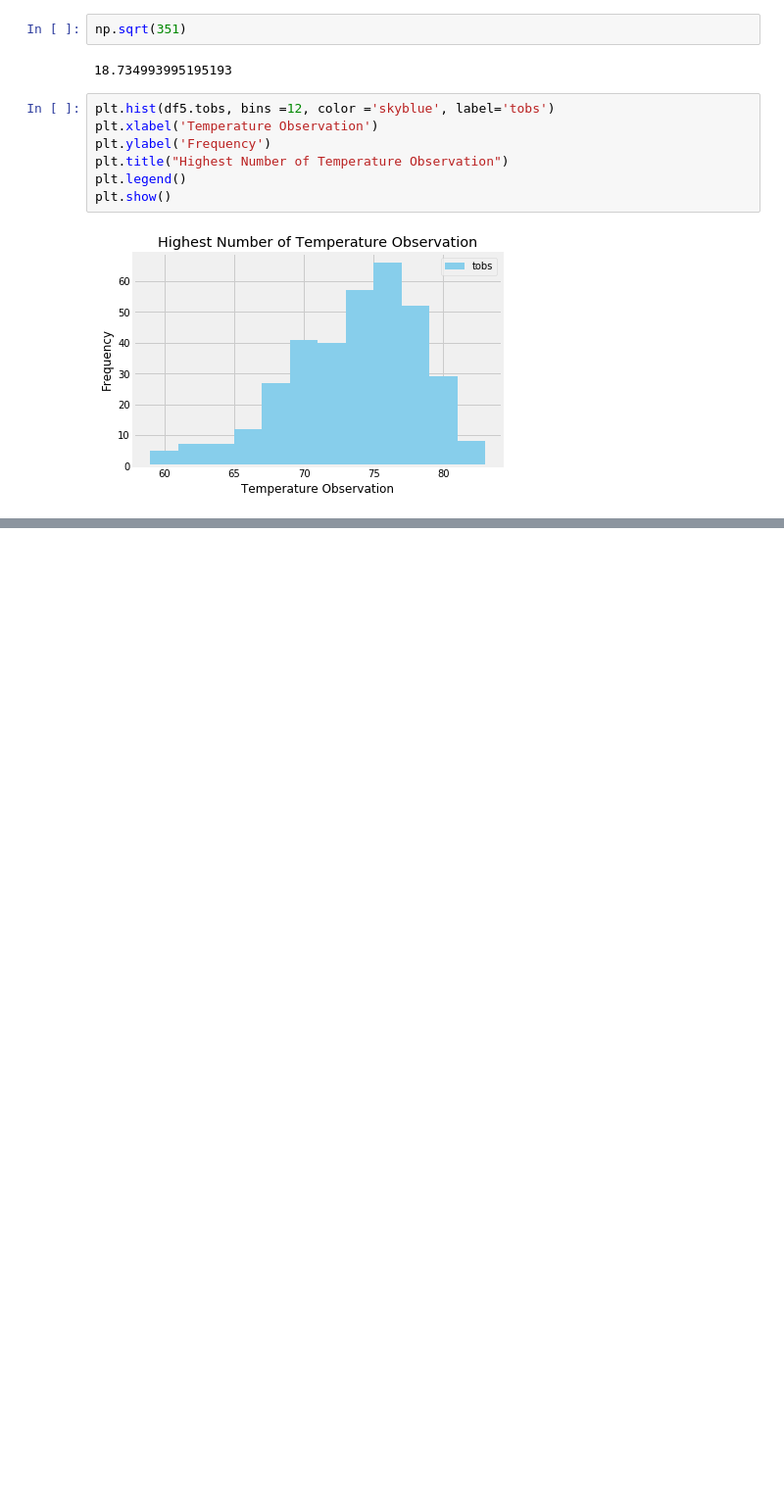
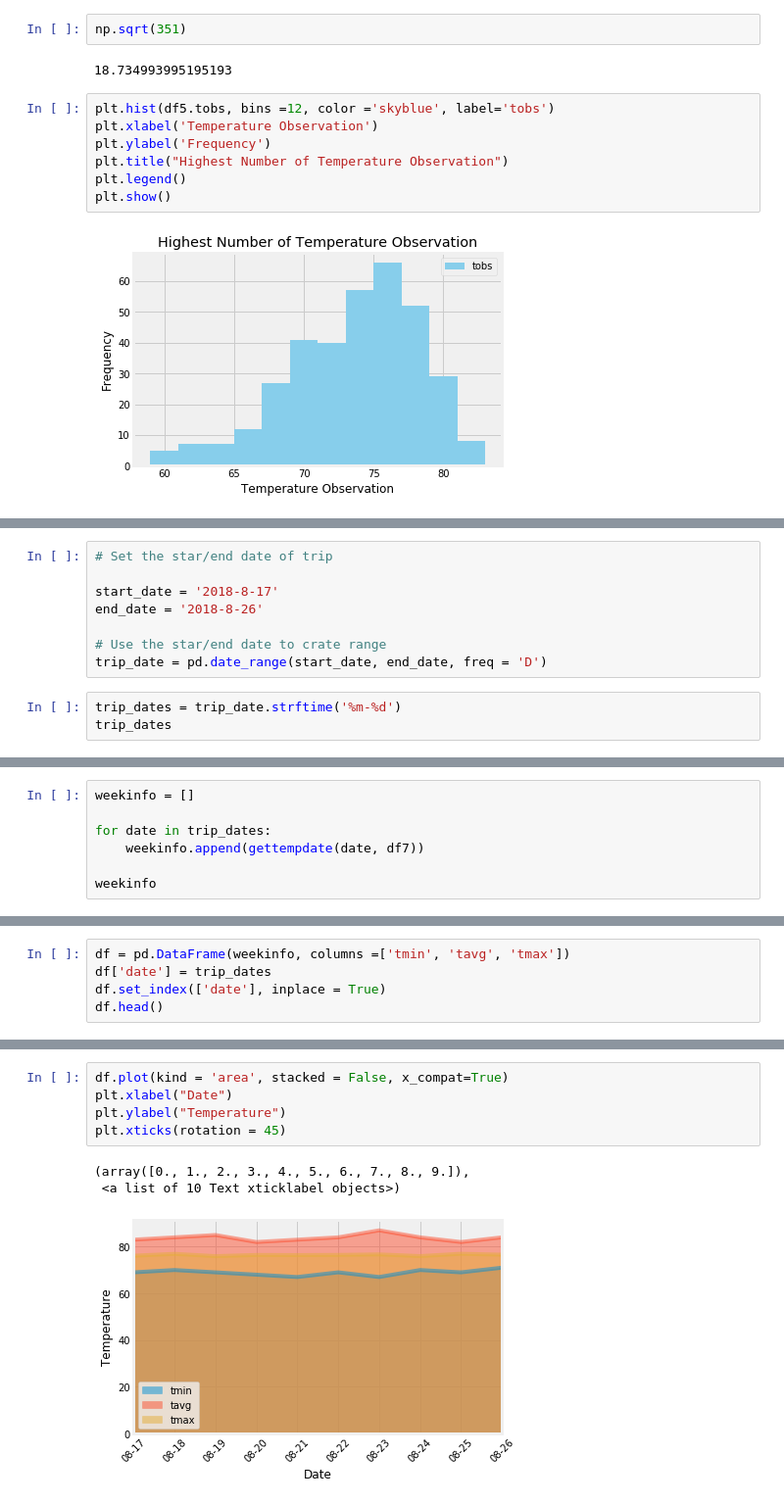
Before and after one commit to anag33/SMU_Data_Science_Projects, a Jupyter notebook: 10-Advanced-Data-Storage-and-Retrieval/Instructions/climate_analysis.ipynb, the cells around one changed output, grey strips where cells are left out. Shown: that part at 98% size. Saved outputs shown, nothing was run; the diff lists cells and outputs as text; blank space fills up the shorter version.

Commit message:
AdvancedData-Climate-Change

```diff
--- a/10-Advanced-Data-Storage-and-Retrieval/Instructions/climate_analysis.ipynb
+++ b/10-Advanced-Data-Storage-and-Retrieval/Instructions/climate_analysis.ipynb
@@ -288,0 +436,11 @@ plt.show()
+# %%
+# Set the star/end date of trip
+
+start_date = '2018-8-17'
+end_date = '2018-8-26'
+
+# Use the star/end date to crate range
+trip_date = pd.date_range(start_date, end_date, freq = 'D')
+# %%
+trip_dates = trip_date.strftime('%m-%d')
+trip_dates
@@ -288,0 +451,7 @@ plt.show()
+# %%
+weekinfo = []
+
+for date in trip_dates:
+    weekinfo.append(gettempdate(date, df7))
+
+weekinfo
@@ -288,0 +469,5 @@ plt.show()
+# %%
+df = pd.DataFrame(weekinfo, columns =['tmin', 'tavg', 'tmax'])
+df['date'] = trip_dates
+df.set_index(['date'], inplace = True)
+df.head()
@@ -288,0 +482,9 @@ plt.show()
+# %%
+df.plot(kind = 'area', stacked = False, x_compat=True)
+plt.xlabel("Date")
+plt.ylabel("Temperature")
+plt.xticks(rotation = 45)
+# %% [output]
+(array([0., 1., 2., 3., 4., 5., 6., 7., 8., 9.]),
+ <a list of 10 Text xticklabel objects>)
+[figure, added]
```
Also changed, not shown: parts of 22 cells of this notebook.
